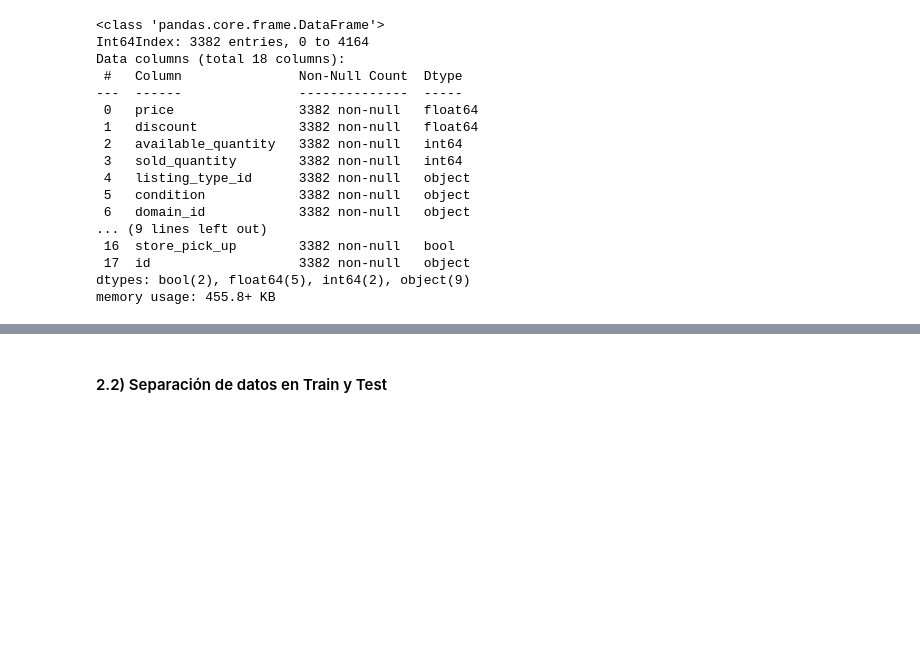
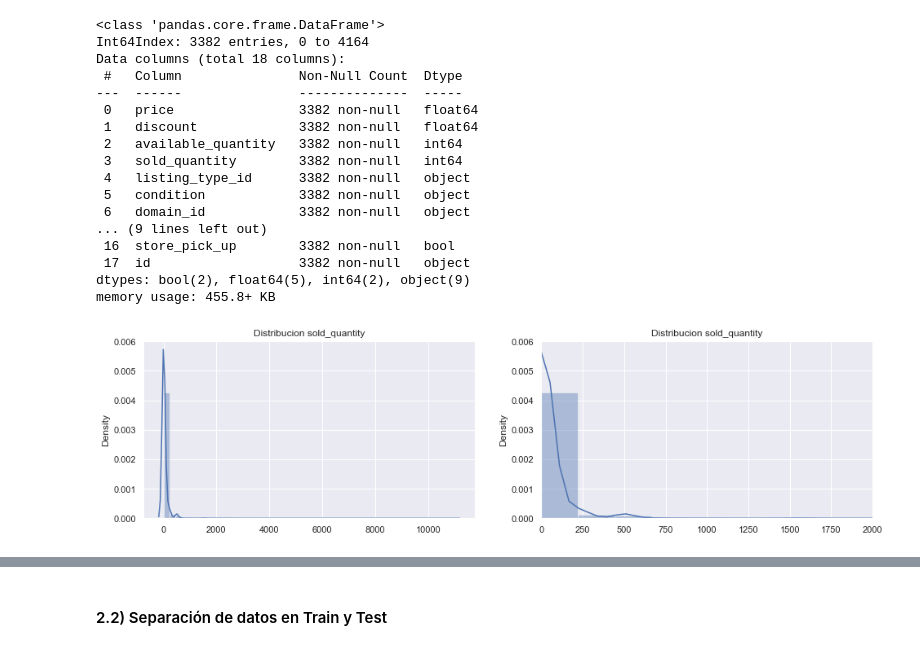
Before and after one commit to Mattzvl/EDA_API_ML, a Jupyter notebook: EDA_API_MELI_partII.ipynb, the cells around one changed output, grey strips where cells are left out. Saved outputs shown, nothing was run; the diff lists cells and outputs as text; code cells hidden in the pictures; blank space fills up the shorter version.

```diff
--- a/EDA_API_MELI_partII.ipynb
+++ b/EDA_API_MELI_partII.ipynb
@@ -740,3 +736,20 @@ data_m['store_pick_up']=data_m['store_pick_up'].astype('category')
 # %%
 data_m['free_shipping']=data_m['free_shipping'].apply(lambda x: 1 if x == 'True' else 0)
 data_m['store_pick_up']=data_m['store_pick_up'].apply(lambda x: 1 if x == 'True' else 0)
+# %%
+# veamos como es la distribucion de los valores de sold quantity
+#sns.set(rc={"figure.figsize": (16, 4)})
+#ax = sns.distplot(data_m['sold_quantity'])
+#plt.show()
+plt.figure(figsize = (16, 4))
+ax = plt.subplot(1,2,1)
+ax = sns.distplot(list(data_m['sold_quantity']))
+plt.title('Distribucion sold_quantity')
+
+ax = plt.subplot(1,2,2)
+ax = sns.distplot(list(data_m['sold_quantity']))
+plt.xlim(0, 2000)
+plt.title('Distribucion sold_quantity');
+plt.show()
+# %% [output]
+[figure, added]
```
Also changed, not shown: parts of 69 cells of this notebook.
